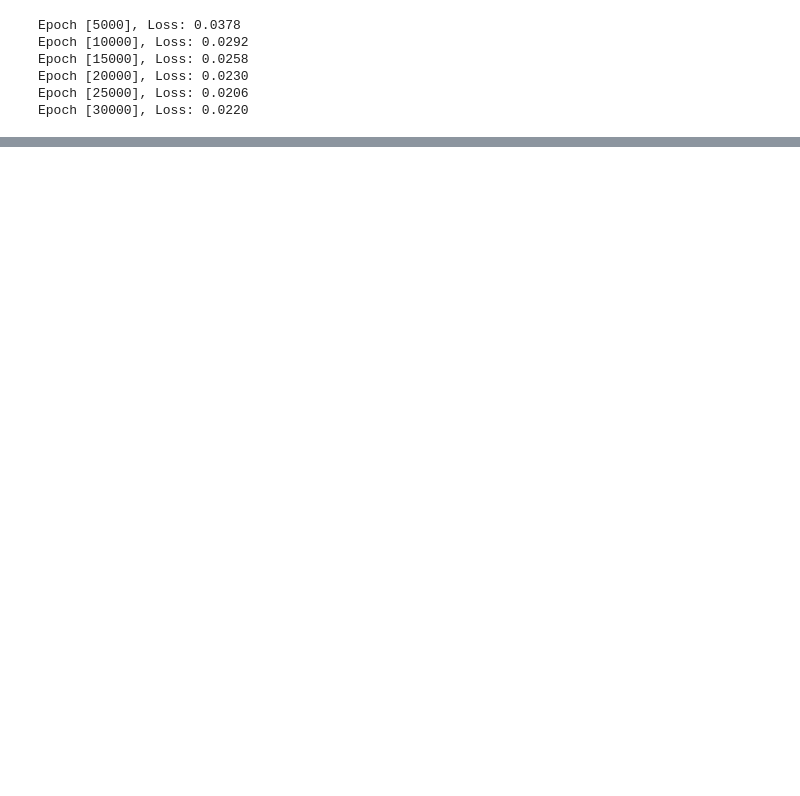
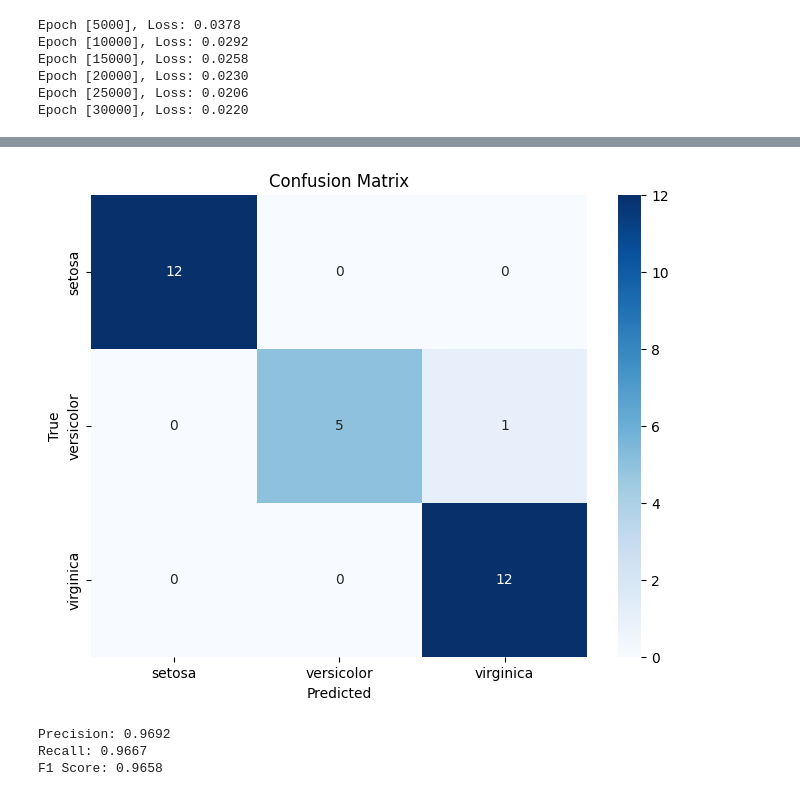
Before and after one commit to QSciTech-QuantumBC-Workshop/Quantum-NWA, a Jupyter notebook: HamzaMouharrar_NN model.ipynb, the cells around one changed output, grey strips where cells are left out. Saved outputs shown, nothing was run; the diff lists cells and outputs as text; code cells hidden in the pictures; blank space fills up the shorter version.

```diff
--- a/HamzaMouharrar_NN model.ipynb
+++ b/HamzaMouharrar_NN model.ipynb
@@ -70,3 +70,15 @@ Epoch [15000], Loss: 0.0258
 Epoch [20000], Loss: 0.0230
 Epoch [25000], Loss: 0.0206
 Epoch [30000], Loss: 0.0220
+# %%
+# Testing
+with torch.no_grad():
+    test_outputs = net(x_test)
+    _, predicted = torch.max(test_outputs, 1)
+
+    # precision / recall / f1 score
+    precision = precision_score(y_test, predicted, average='weighted')
+    recall = recall_score(y_test, predicted, average='weighted')
+    f1 = f1_score(y_test, predicted, average='weighted')
+
+print(f'Test Accuracy: {accuracy * 100:.2f}%')
@@ -72,0 +105,28 @@ Epoch [30000], Loss: 0.0220
+# %%
+import seaborn as sns
+
+confused_matrix = confusion_matrix(y_test, predicted)
+
+# Plot the confusion matrix
+plt.figure(figsize=(8, 6))
+sns.heatmap(confused_matrix, annot=True, fmt='d', cmap='Blues', xticklabels=iris.target_names, yticklabels=iris.target_names)
+plt.xlabel('Predicted')
+plt.ylabel('True')
+plt.title('Confusion Matrix')
+plt.show()
+# %% [output]
+[figure, added]
+# %%
+    # Already added in main code so do not need to re-write:
+    precision = precision_score(y_test, predicted, average='weighted')
+    recall = recall_score(y_test, predicted, average='weighted')
+    f1 = f1_score(y_test, predicted, average='weighted')
+
+# Just print the statement below:
+print(f'Precision: {precision:.4f}')
+print(f'Recall: {recall:.4f}')
+print(f'F1 Score: {f1:.4f}')
+# %% [output]
+Precision: 0.9692
+Recall: 0.9667
+F1 Score: 0.9658
```
Also changed, not shown: parts of 3 cells of this notebook.
